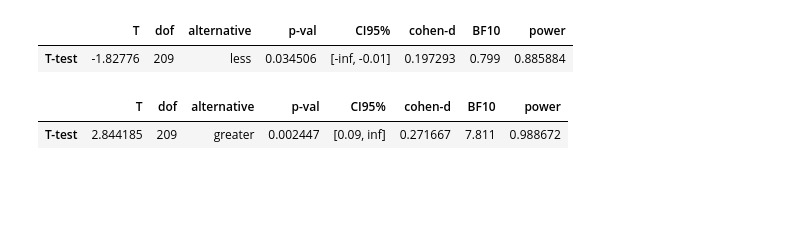
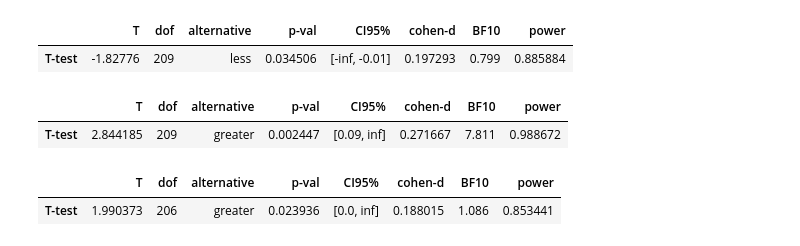
Before and after one commit to AidaRamezani/moralization_temporal, a Jupyter notebook: notebooks/battle.ipynb, the cells around one changed output. Saved outputs shown, nothing was run; the diff lists cells and outputs as text; code cells hidden in the pictures; blank space fills up the shorter version.

```diff
--- a/notebooks/battle.ipynb
+++ b/notebooks/battle.ipynb
@@ -542,3 +461,9 @@ pingouin.ttest(compare_df.winner_polarity, compare_df.loser_polarity,paired = Tr
 # %% [output]
 |  | T | dof | alternative | p-val | CI95% | cohen-d | BF10 | power |
 | T-test | 2.844185 | 209 | greater | 0.002447 | [0.09, inf] | 0.271667 | 7.811 | 0.988672 |
+# %%
+pingouin.ttest(compare_df.winner_sentiment, compare_df.loser_sentiment,paired = True,
+                alternative = 'greater', r = 0.7) #Winner side is more sentimentally positive than loser side
+# %% [output]
+|  | T | dof | alternative | p-val | CI95% | cohen-d | BF10 | power |
+| T-test | 1.990373 | 206 | greater | 0.023936 | [0.0, inf] | 0.188015 | 1.086 | 0.853441 |
```
Also changed, not shown: parts of 42 cells of this notebook.
